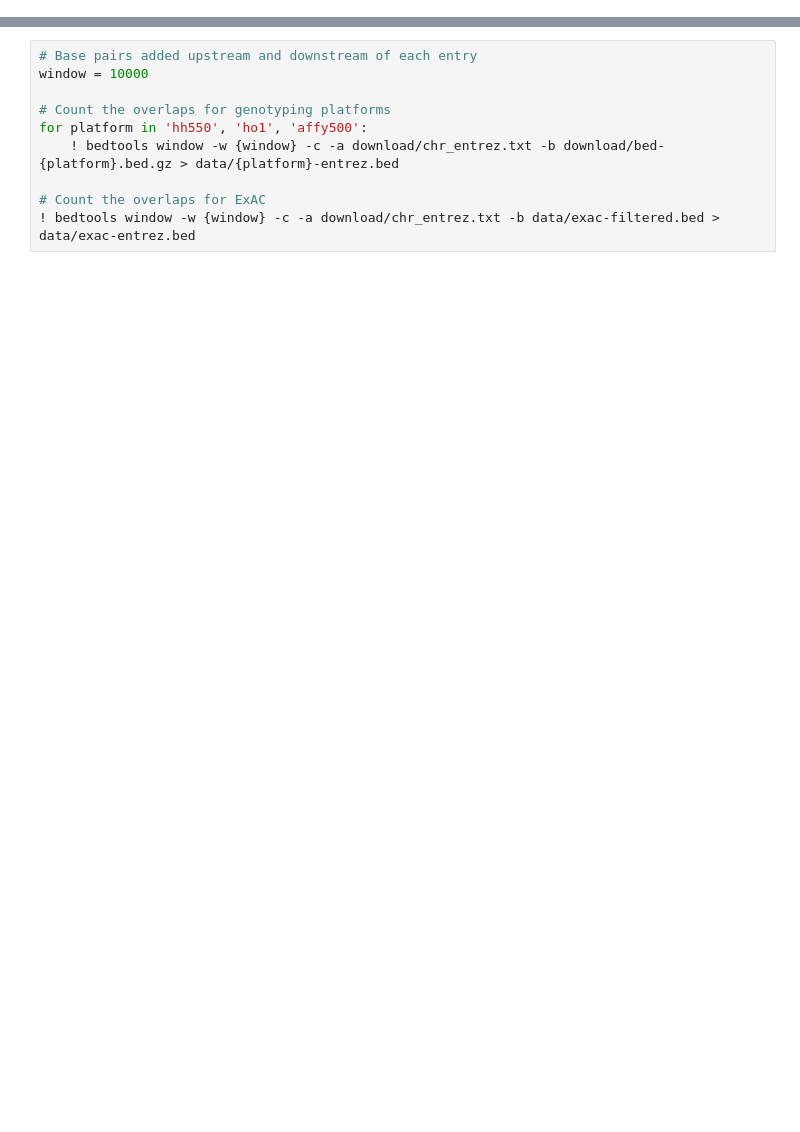
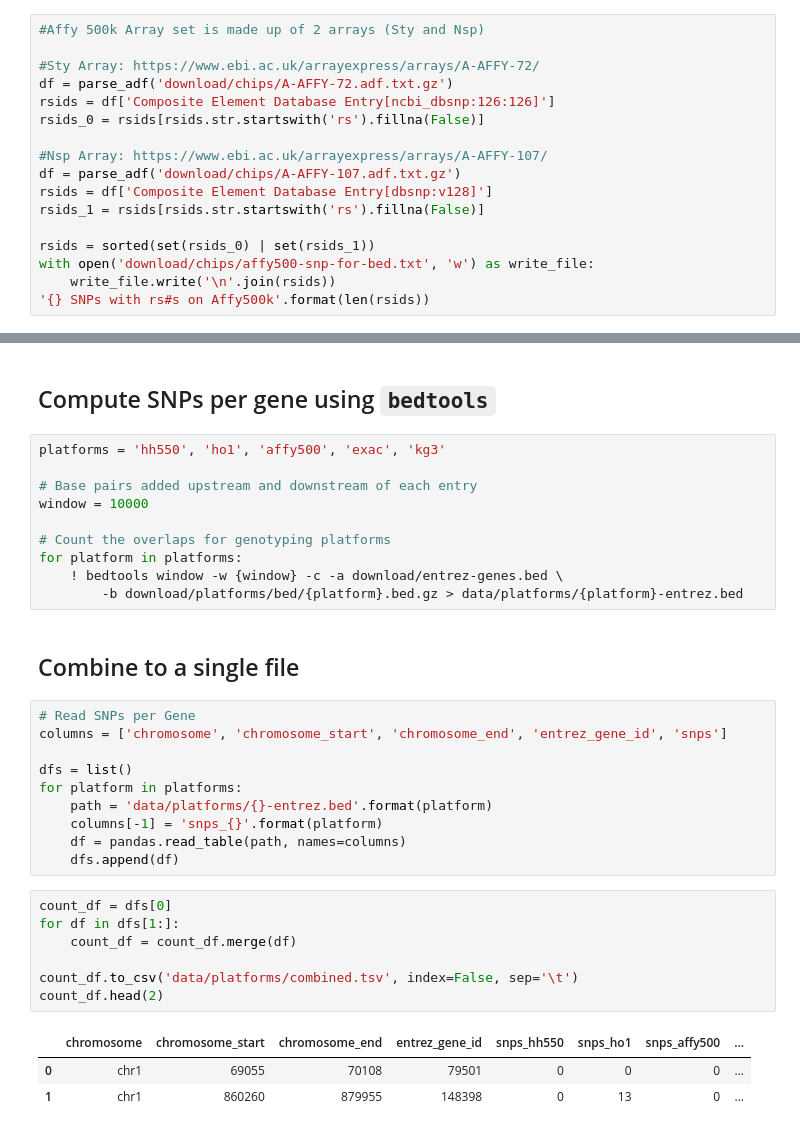
Before and after one commit to dhimmel/snplentiful, a Jupyter notebook: SNP-to-Gene.ipynb, the cells around one changed output, grey strips where cells are left out. Drawn from its saved outputs; the diff is of its cells as text; blank space fills up the shorter version.

```diff
--- a/SNP-to-Gene.ipynb
+++ b/SNP-to-Gene.ipynb
@@ -71,0 +49,17 @@ o_fh.close()
+# %%
+#Affy 500k Array set is made up of 2 arrays (Sty and Nsp)
+
+#Sty Array: https://www.ebi.ac.uk/arrayexpress/arrays/A-AFFY-72/
+df = parse_adf('download/chips/A-AFFY-72.adf.txt.gz')
+rsids = df['Composite Element Database Entry[ncbi_dbsnp:126:126]']
+rsids_0 = rsids[rsids.str.startswith('rs').fillna(False)]
+
+#Nsp Array: https://www.ebi.ac.uk/arrayexpress/arrays/A-AFFY-107/
+df = parse_adf('download/chips/A-AFFY-107.adf.txt.gz')
+rsids = df['Composite Element Database Entry[dbsnp:v128]']
+rsids_1 = rsids[rsids.str.startswith('rs').fillna(False)]
+
+rsids = sorted(set(rsids_0) | set(rsids_1))
+with open('download/chips/affy500-snp-for-bed.txt', 'w') as write_file:
+    write_file.write('\n'.join(rsids))
+'{} SNPs with rs#s on Affy500k'.format(len(rsids))
@@ -83,10 +91,35 @@ url = 'http://files.figshare.com/230645/entrez.txt'
+# %% [markdown]
+## Compute SNPs per gene using `bedtools`
 # %%
+platforms = 'hh550', 'ho1', 'affy500', 'exac', 'kg3'
+
 # Base pairs added upstream and downstream of each entry
 window = 10000
 
 # Count the overlaps for genotyping platforms
-for platform in 'hh550', 'ho1', 'affy500':
-    ! bedtools window -w {window} -c -a download/chr_entrez.txt -b download/bed-{platform}.bed.gz > data/{platform}-entrez.bed
-
-# Count the overlaps for ExAC
-! bedtools window -w {window} -c -a download/chr_entrez.txt -b data/exac-filtered.bed > data/exac-entrez.bed
+for platform in platforms:
+    ! bedtools window -w {window} -c -a download/entrez-genes.bed \
+        -b download/platforms/bed/{platform}.bed.gz > data/platforms/{platform}-entrez.bed
+# %% [markdown]
+## Combine to a single file
+# %%
+# Read SNPs per Gene
+columns = ['chromosome', 'chromosome_start', 'chromosome_end', 'entrez_gene_id', 'snps']
+
+dfs = list()
+for platform in platforms:
+    path = 'data/platforms/{}-entrez.bed'.format(platform)
+    columns[-1] = 'snps_{}'.format(platform)
+    df = pandas.read_table(path, names=columns)
+    dfs.append(df)
+# %%
+count_df = dfs[0]
+for df in dfs[1:]:
+    count_df = count_df.merge(df)
+
+count_df.to_csv('data/platforms/combined.tsv', index=False, sep='\t')
+count_df.head(2)
+# %% [output]
+|  | chromosome | chromosome_start | chromosome_end | entrez_gene_id | snps_hh550 | snps_ho1 | snps_affy500 | ... |
+| 0 | chr1 | 69055 | 70108 | 79501 | 0 | 0 | 0 | ... |
+| 1 | chr1 | 860260 | 879955 | 148398 | 0 | 13 | 0 | ... |
```
Also changed, not shown: parts of 15 cells of this notebook, 35 other files.
